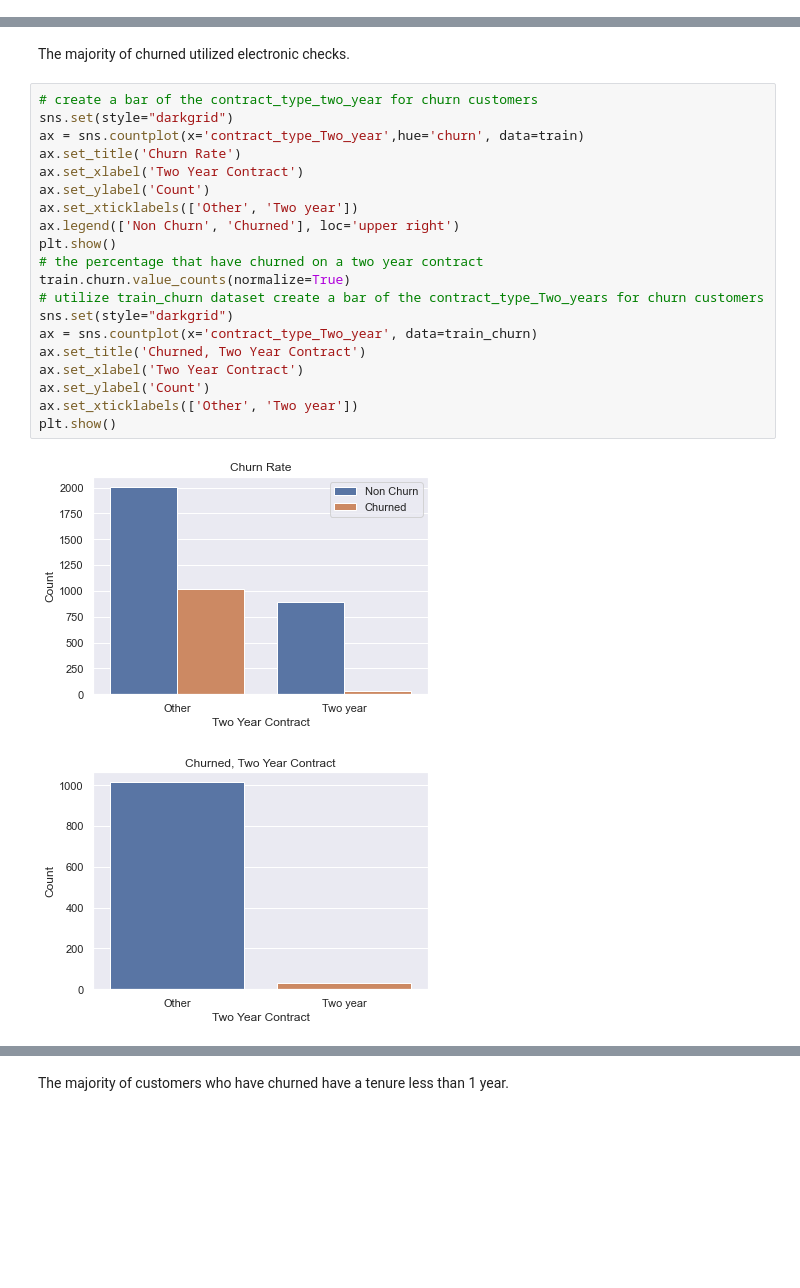
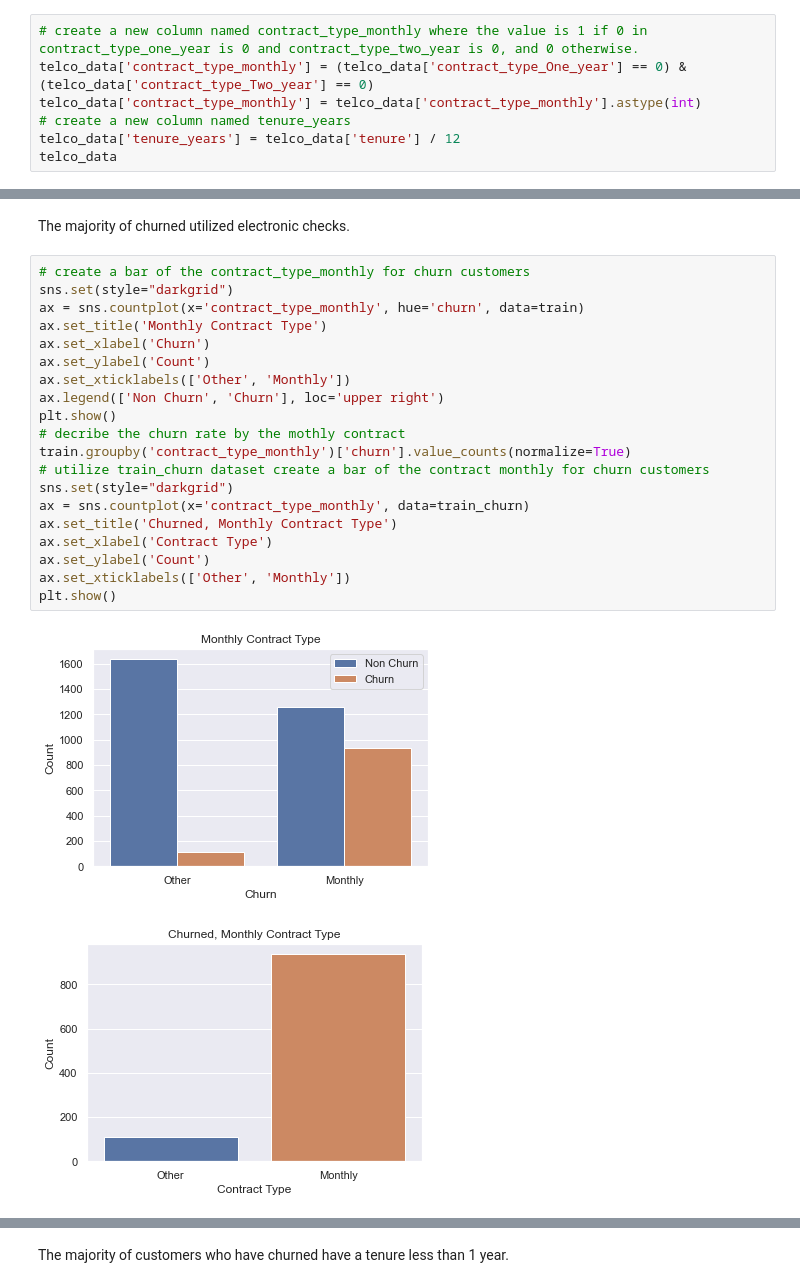
Before and after one commit to craigcalzado/classification-project, a Jupyter notebook: TecoCo_Churn_Project.ipynb, the cells around one changed output, grey strips where cells are left out. Saved outputs shown, nothing was run; the diff lists cells and outputs as text; blank space fills up the shorter version.

```diff
--- a/TecoCo_Churn_Project.ipynb
+++ b/TecoCo_Churn_Project.ipynb
@@ -119,3 +123,10 @@ telco_data
 | 7041 | 9993-LHIEB | 0 | Yes | Yes | 67 | Yes | No | ... |
 | 7042 | 9995-HOTOH | 0 | Yes | Yes | 63 | No | No phone service | ... |
 7043 rows × 25 columns
+# %%
+# create a new column named contract_type_monthly where the value is 1 if 0 in contract_type_one_year is 0 and contract_type_two_year is 0, and 0 otherwise.
+telco_data['contract_type_monthly'] = (telco_data['contract_type_One_year'] == 0) & (telco_data['contract_type_Two_year'] == 0)
+telco_data['contract_type_monthly'] = telco_data['contract_type_monthly'].astype(int)
+# create a new column named tenure_years
+telco_data['tenure_years'] = telco_data['tenure'] / 12
+telco_data
@@ -275,26 +304,26 @@ plt.show()
 # %% [markdown]
 The majority of churned utilized electronic checks.
 # %%
-# create a bar of the contract_type_two_year for churn customers
+# create a bar of the contract_type_monthly for churn customers
 sns.set(style="darkgrid")
-ax = sns.countplot(x='contract_type_Two_year',hue='churn', data=train)
-ax.set_title('Churn Rate')
-ax.set_xlabel('Two Year Contract')
+ax = sns.countplot(x='contract_type_monthly', hue='churn', data=train)
+ax.set_title('Monthly Contract Type')
+ax.set_xlabel('Churn')
 ax.set_ylabel('Count')
-ax.set_xticklabels(['Other', 'Two year'])
-ax.legend(['Non Churn', 'Churned'], loc='upper right')
+ax.set_xticklabels(['Other', 'Monthly'])
+ax.legend(['Non Churn', 'Churn'], loc='upper right')
 plt.show()
-# the percentage that have churned on a two year contract
-train.churn.value_counts(normalize=True)
-# utilize train_churn dataset create a bar of the contract_type_Two_years for churn customers
+# decribe the churn rate by the mothly contract
+train.groupby('contract_type_monthly')['churn'].value_counts(normalize=True)
+# utilize train_churn dataset create a bar of the contract monthly for churn customers
 sns.set(style="darkgrid")
-ax = sns.countplot(x='contract_type_Two_year', data=train_churn)
-ax.set_title('Churned, Two Year Contract')
-ax.set_xlabel('Two Year Contract')
+ax = sns.countplot(x='contract_type_monthly', data=train_churn)
+ax.set_title('Churned, Monthly Contract Type')
+ax.set_xlabel('Contract Type')
 ax.set_ylabel('Count')
-ax.set_xticklabels(['Other', 'Two year'])
+ax.set_xticklabels(['Other', 'Monthly'])
 plt.show()
 # %% [output]
-[figure, old version]
+[figure, new version]
-[figure, old version]
+[figure, new version]
 # %% [markdown]
```
Also changed, not shown: parts of 51 cells of this notebook.
